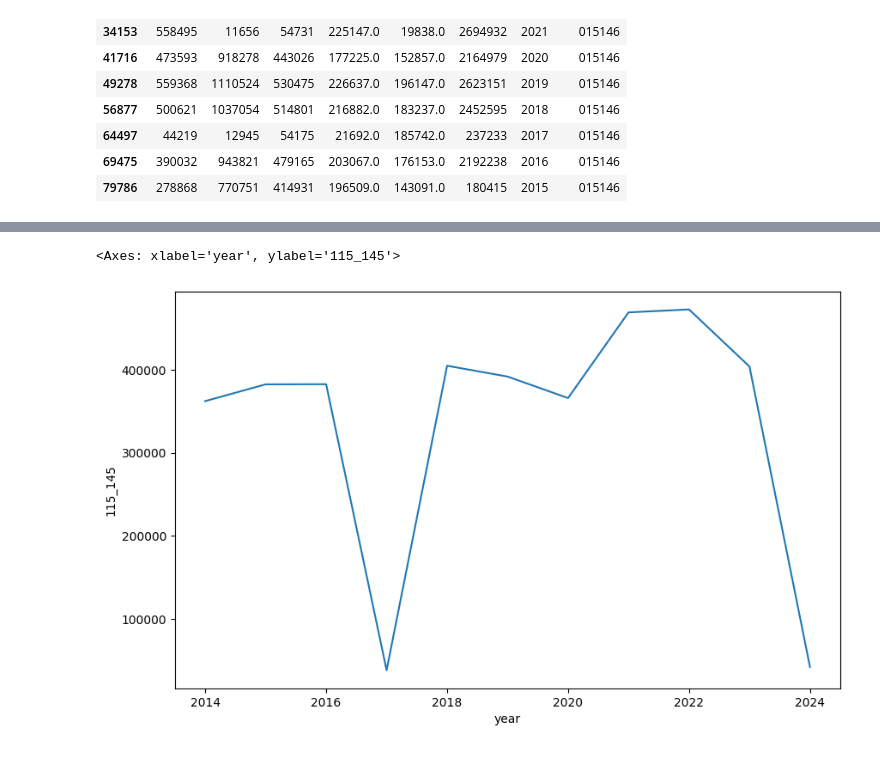
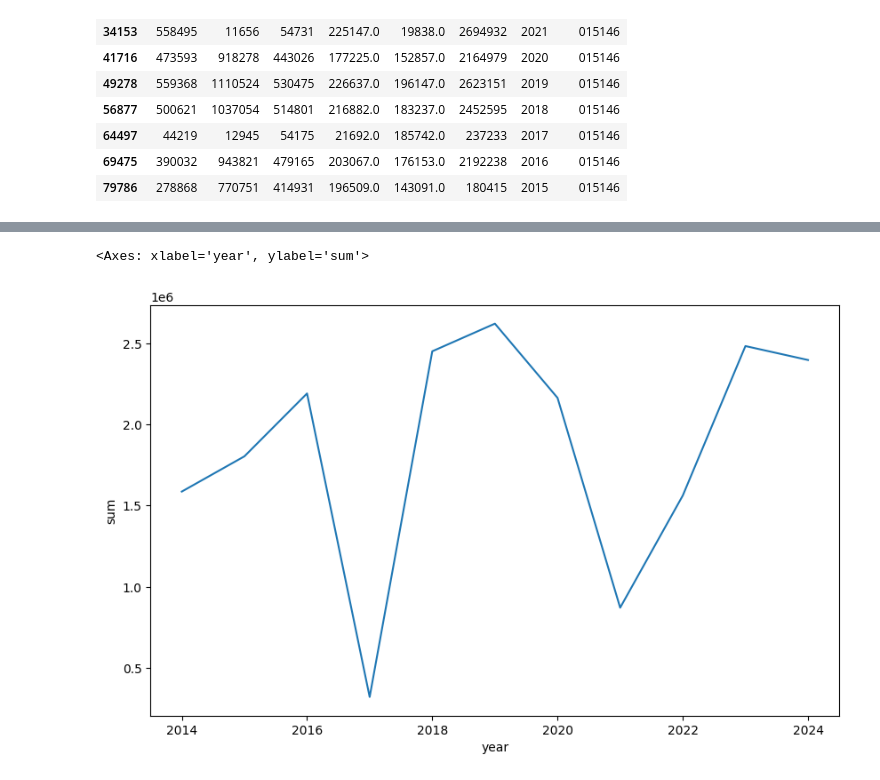
Before and after one commit to FrancescoCorti/omi-visualisation, a Jupyter notebook: 1_clean_omi_ntn.ipynb, the cells around one changed output, grey strips where cells are left out. Saved outputs shown, nothing was run; the diff lists cells and outputs as text; code cells hidden in the pictures.

Commit message:
Cleaned OMI NTN Residential

```diff
--- a/1_clean_omi_ntn.ipynb
+++ b/1_clean_omi_ntn.ipynb
@@ -6,21 +6,3 @@ import os
 from functions import *
 # %% [markdown]
 Clean NTN
-# %%
-# Load all sheets into a dictionary of DataFrames
-xls = pd.read_excel('data_origin/omi_ntn/residential/RES_valori.xlsx', sheet_name=None)
-
-# Add sheet name as a new column and concatenate
-df = pd.concat(
-    [sheet.assign(sheet_name=sheet_name) for sheet_name, sheet in xls.items()],
-    ignore_index=True
-)
-
-# Extract year from sheet name
-df['year'] = df['sheet_name'].str.extract(r"_(\d{4})(?:_|$)").astype(int)
-
-# Drop unnecessary columns
-df_ntn = df.drop(columns=['sheet_name', 'AREA', 'reg_name', 'prov'])
-
-# Rename columns
-df_ntn = df_ntn.rename(columns={'code': 'land_code', " upto_50": "upto_50"})
@@ -75,3 +124,5 @@ df_ntn_istat[df_ntn_istat['mun_istat'] == '015146']
 | 64497 | 44219 | 12945 | 54175 | 21692.0 | 185742.0 | 237233 | 2017 | 015146 |
 | 69475 | 390032 | 943821 | 479165 | 203067.0 | 176153.0 | 2192238 | 2016 | 015146 |
 | 79786 | 278868 | 770751 | 414931 | 196509.0 | 143091.0 | 180415 | 2015 | 015146 |
+# %%
+df_ntn_istat['sum'] = df_ntn_istat['upto_50'] + df_ntn_istat['50_85'] + df_ntn_istat['85_115'] + df_ntn_istat['115_145'] + df_ntn_istat['over_145']
@@ -78,9 +144,9 @@ df_ntn_istat[df_ntn_istat['mun_istat'] == '015146']
 # %%
 import matplotlib.pyplot as plt
 import seaborn as sns
 
 plt.figure(figsize = (10,6))
-sns.lineplot(data = df_ntn_istat[(df_ntn_istat['mun_istat'] == '058091')], x = 'year', y = '115_145')
+sns.lineplot(data = df_ntn_istat[(df_ntn_istat['mun_istat'] == '015146')], x = 'year', y = 'sum')
 # %% [output]
-<Axes: xlabel='year', ylabel='115_145'>
+<Axes: xlabel='year', ylabel='sum'>
-[figure, old version]
+[figure, new version]
```
Also changed, not shown: parts of 3 cells of this notebook.
